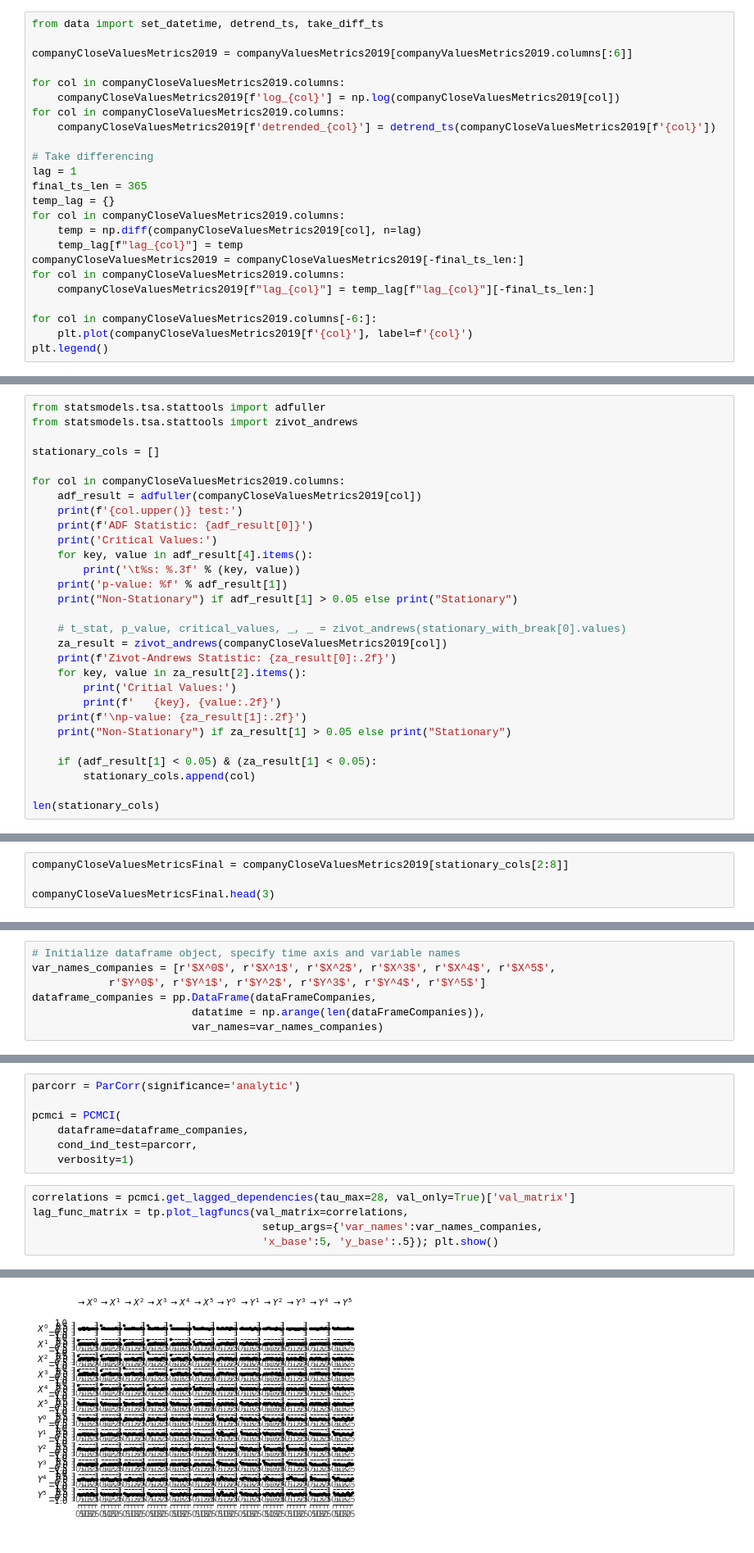
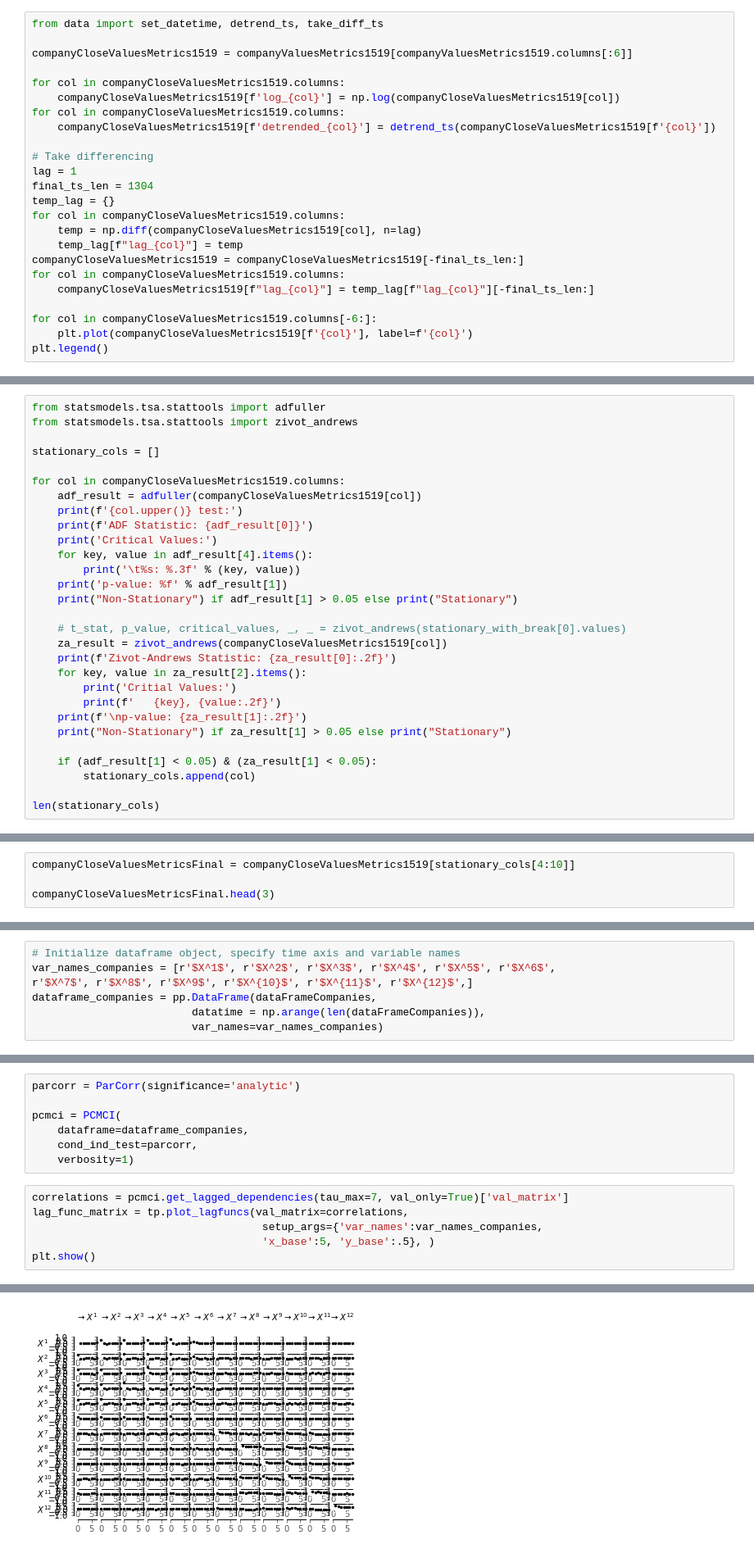
Before and after one commit to dssaenzml/ml703_timeSeriesCausalDiscovery, a Jupyter notebook: Exploration/ML703_Project.ipynb, the cells around one changed output, grey strips where cells are left out. Shown at 82% size. Saved outputs shown, nothing was run; the diff lists cells and outputs as text.

```diff
--- a/Exploration/ML703_Project.ipynb
+++ b/Exploration/ML703_Project.ipynb
@@ -630,26 +708,26 @@ Index(['close_value_AAPL', 'close_value_AMZN', 'close_value_GOOG',
 # %%
 from data import set_datetime, detrend_ts, take_diff_ts
 
-companyCloseValuesMetrics2019 = companyValuesMetrics2019[companyValuesMetrics2019.columns[:6]]
+companyCloseValuesMetrics1519 = companyValuesMetrics1519[companyValuesMetrics1519.columns[:6]]
 
-for col in companyCloseValuesMetrics2019.columns:
-    companyCloseValuesMetrics2019[f'log_{col}'] = np.log(companyCloseValuesMetrics2019[col])
-for col in companyCloseValuesMetrics2019.columns:
-    companyCloseValuesMetrics2019[f'detrended_{col}'] = detrend_ts(companyCloseValuesMetrics2019[f'{col}'])
+for col in companyCloseValuesMetrics1519.columns:
+    companyCloseValuesMetrics1519[f'log_{col}'] = np.log(companyCloseValuesMetrics1519[col])
+for col in companyCloseValuesMetrics1519.columns:
+    companyCloseValuesMetrics1519[f'detrended_{col}'] = detrend_ts(companyCloseValuesMetrics1519[f'{col}'])
 
 # Take differencing
 lag = 1
-final_ts_len = 365
+final_ts_len = 1304
 temp_lag = {}
-for col in companyCloseValuesMetrics2019.columns:
-    temp = np.diff(companyCloseValuesMetrics2019[col], n=lag)
+for col in companyCloseValuesMetrics1519.columns:
+    temp = np.diff(companyCloseValuesMetrics1519[col], n=lag)
     temp_lag[f"lag_{col}"] = temp
-companyCloseValuesMetrics2019 = companyCloseValuesMetrics2019[-final_ts_len:]
-for col in companyCloseValuesMetrics2019.columns:
-    companyCloseValuesMetrics2019[f"lag_{col}"] = temp_lag[f"lag_{col}"][-final_ts_len:]
+companyCloseValuesMetrics1519 = companyCloseValuesMetrics1519[-final_ts_len:]
+for col in companyCloseValuesMetrics1519.columns:
+    companyCloseValuesMetrics1519[f"lag_{col}"] = temp_lag[f"lag_{col}"][-final_ts_len:]
 
-for col in companyCloseValuesMetrics2019.columns[-6:]:
-    plt.plot(companyCloseValuesMetrics2019[f'{col}'], label=f'{col}')
+for col in companyCloseValuesMetrics1519.columns[-6:]:
+    plt.plot(companyCloseValuesMetrics1519[f'{col}'], label=f'{col}')
 plt.legend()
 # %% [output]
 A value is trying to be set on a copy of a slice from a DataFrame.
@@ -677,8 +755,8 @@ from statsmodels.tsa.stattools import zivot_andrews
 
 stationary_cols = []
 
-for col in companyCloseValuesMetrics2019.columns:
-    adf_result = adfuller(companyCloseValuesMetrics2019[col])
+for col in companyCloseValuesMetrics1519.columns:
+    adf_result = adfuller(companyCloseValuesMetrics1519[col])
     print(f'{col.upper()} test:')
     print(f'ADF Statistic: {adf_result[0]}')
     print('Critical Values:')
@@ -688,7 +766,7 @@ for col in companyCloseValuesMetrics2019.columns:
     print("Non-Stationary") if adf_result[1] > 0.05 else print("Stationary")
 
     # t_stat, p_value, critical_values, _, _ = zivot_andrews(stationary_with_break[0].values)
-    za_result = zivot_andrews(companyCloseValuesMetrics2019[col])
+    za_result = zivot_andrews(companyCloseValuesMetrics1519[col])
     print(f'Zivot-Andrews Statistic: {za_result[0]:.2f}')
     for key, value in za_result[2].items():
         print('Critial Values:')
@@ -732,5 +818,5 @@ stationary_cols[2:8]
 # %%
-companyCloseValuesMetricsFinal = companyCloseValuesMetrics2019[stationary_cols[2:8]]
+companyCloseValuesMetricsFinal = companyCloseValuesMetrics1519[stationary_cols[4:10]]
 
 companyCloseValuesMetricsFinal.head(3)
 # %% [output]
@@ -765,7 +851,7 @@ from tigramite.independence_tests import ParCorr, GPDC
 # %%
 # Initialize dataframe object, specify time axis and variable names
-var_names_companies = [r'$X^0$', r'$X^1$', r'$X^2$', r'$X^3$', r'$X^4$', r'$X^5$',
-            r'$Y^0$', r'$Y^1$', r'$Y^2$', r'$Y^3$', r'$Y^4$', r'$Y^5$']
+var_names_companies = [r'$X^1$', r'$X^2$', r'$X^3$', r'$X^4$', r'$X^5$', r'$X^6$',
+r'$X^7$', r'$X^8$', r'$X^9$', r'$X^{10}$', r'$X^{11}$', r'$X^{12}$',]
 dataframe_companies = pp.DataFrame(dataFrameCompanies,
                          datatime = np.arange(len(dataFrameCompanies)),
                          var_names=var_names_companies)
@@ -783,10 +869,11 @@ pcmci = PCMCI(
     cond_ind_test=parcorr,
     verbosity=1)
 # %%
-correlations = pcmci.get_lagged_dependencies(tau_max=28, val_only=True)['val_matrix']
+correlations = pcmci.get_lagged_dependencies(tau_max=7, val_only=True)['val_matrix']
 lag_func_matrix = tp.plot_lagfuncs(val_matrix=correlations,
                                     setup_args={'var_names':var_names_companies,
-                                    'x_base':5, 'y_base':.5}); plt.show()
+                                    'x_base':5, 'y_base':.5}, )
+plt.show()
 # %% [output]
 ##
 ## Estimating lagged dependencies
@@ -800 +887 @@ tau_max = 28
-[figure, old version]
+[figure, new version]
```
Also changed, not shown: parts of 32 cells of this notebook, 5 other files.
